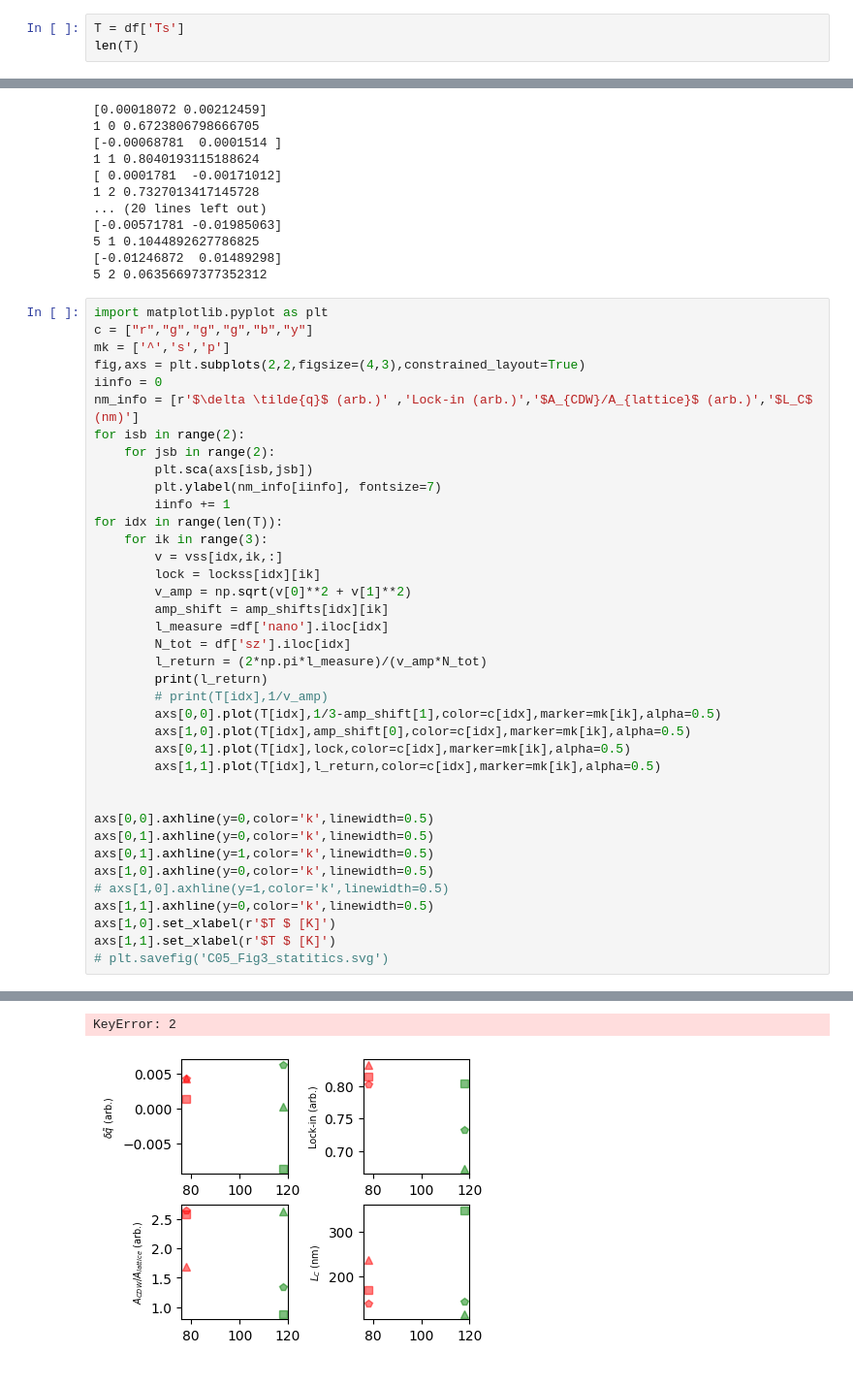
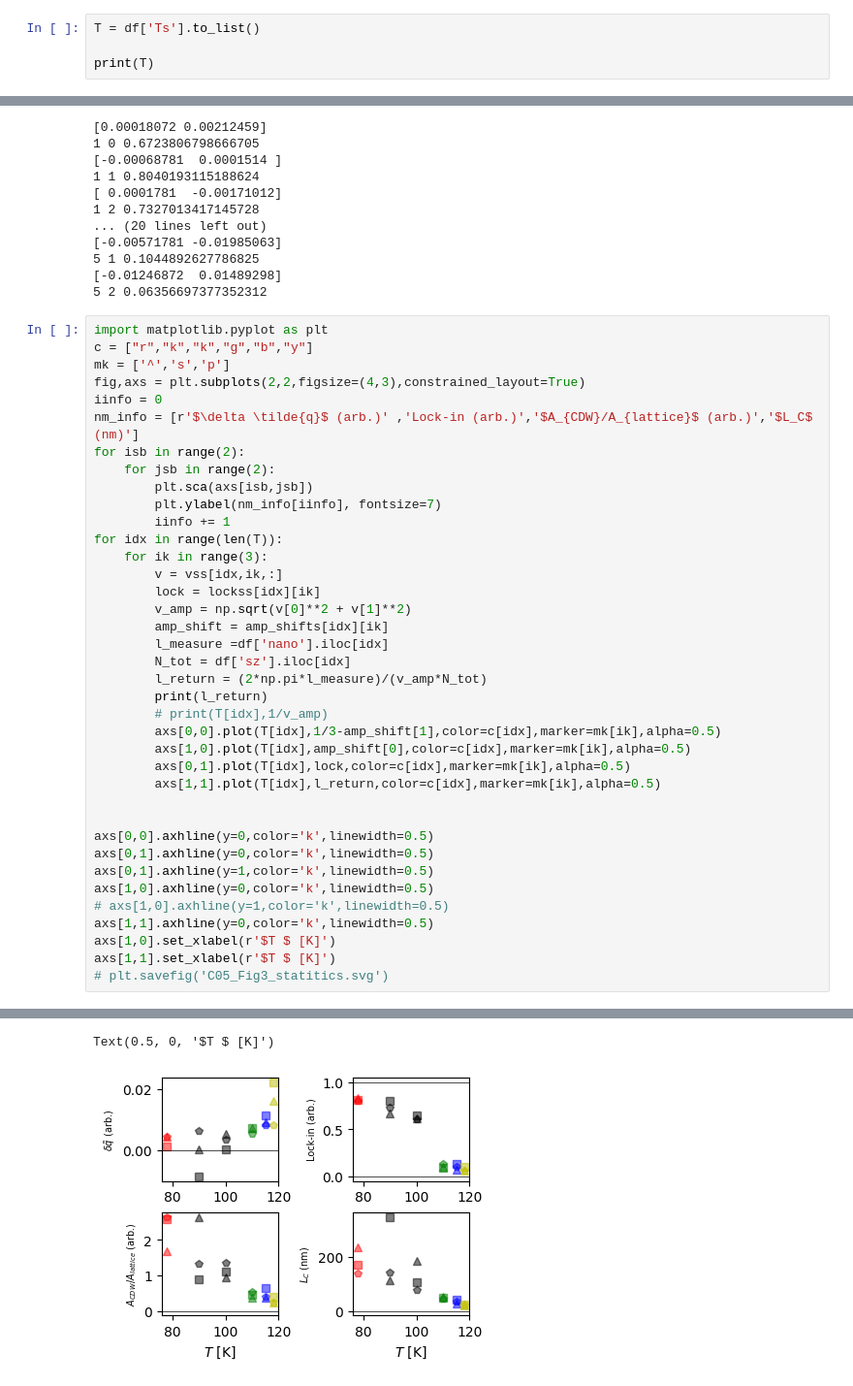
Before and after one commit to Potdooshami/2H_TaSe2_Tc_STM, a Jupyter notebook: H03_new_statitics.ipynb, the cells around one changed output, grey strips where cells are left out. Shown at 97% size. Saved outputs shown, nothing was run; the diff lists cells and outputs as text.

```diff
--- a/H03_new_statitics.ipynb
+++ b/H03_new_statitics.ipynb
@@ -95,6 +95,7 @@ def circular_mean(phi):
     THT = np.arctan2(S,C)
     return R,THT
 # %%
-T = df['Ts']
-len(T)
+T = df['Ts'].to_list()
+
+print(T)
 # %% [output]
@@ -147,7 +148,7 @@ for idx in range(len(T)):
 5 2 0.06356697377352312
 # %%
 import matplotlib.pyplot as plt
-c = ["r","g","g","g","b","y"]
+c = ["r","k","k","g","b","y"]
 mk = ['^','s','p']
 fig,axs = plt.subplots(2,2,figsize=(4,3),constrained_layout=True)
 iinfo = 0
@@ -194,2 +206,2 @@ axs[1,1].set_xlabel(r'$T $ [K]')
-KeyError: 2
+Text(0.5, 0, '$T $ [K]')
-[figure, old version]
+[figure, new version]
```
Also changed, not shown: parts of 3 cells of this notebook.
